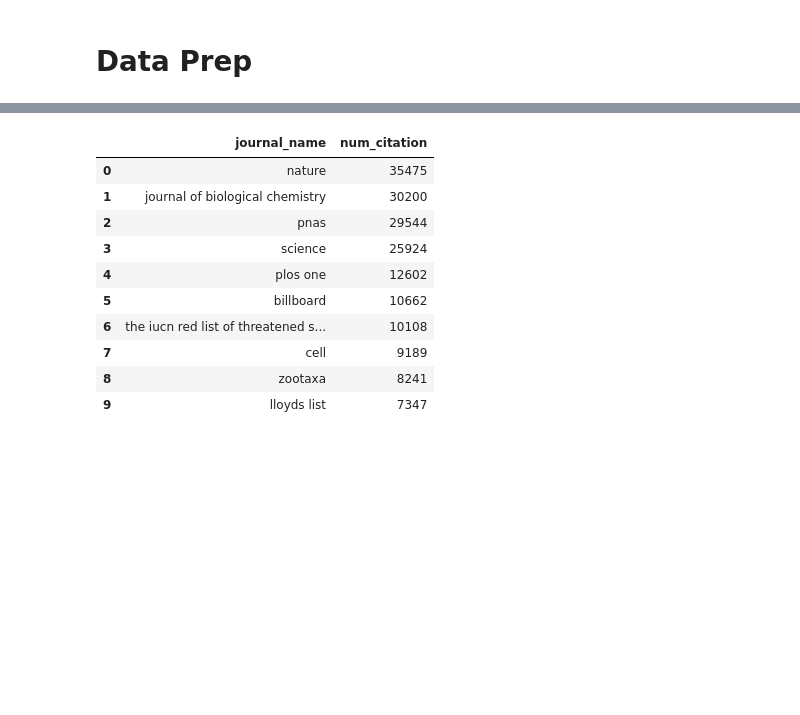
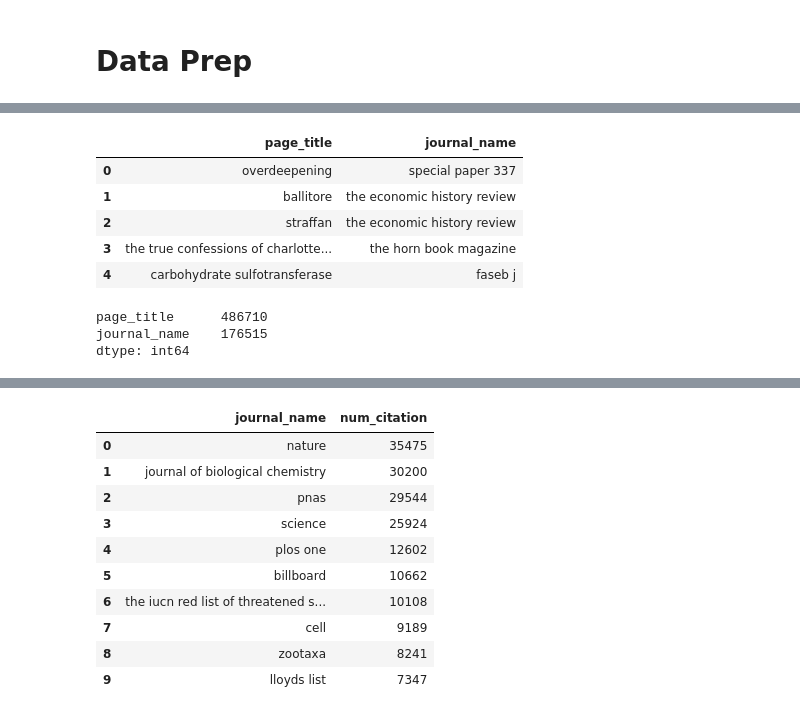
Before and after one commit to stepkurniawan/network-analysis-wikipedia-journals, a Jupyter notebook: codes/3_Data_Analysis.ipynb, the cells around one changed output, grey strips where cells are left out. Cells and saved outputs as stored; diff of their text form; code cells hidden in the pictures; blank space fills up the shorter version.

```diff
--- a/codes/3_Data_Analysis.ipynb
+++ b/codes/3_Data_Analysis.ipynb
@@ -157,0 +143,17 @@ df_num_citations
+# %%
+#check df_journal - the dataframe with wikipedia page title and journal name
+df_journal.head()
+# %% [output]
+|  | page_title | journal_name |
+| 0 | overdeepening | special paper 337 |
+| 1 | ballitore | the economic history review |
+| 2 | straffan | the economic history review |
+| 3 | the true confessions of charlotte... | the horn book magazine |
+| 4 | carbohydrate sulfotransferase | faseb j |
+# %%
+#count the number of unique journals and wikipedia pages
+df_journal.nunique()
+# %% [output]
+page_title      486710
+journal_name    176515
+dtype: int64
```
Also changed, not shown: parts of 29 cells of this notebook, 1 other file.
